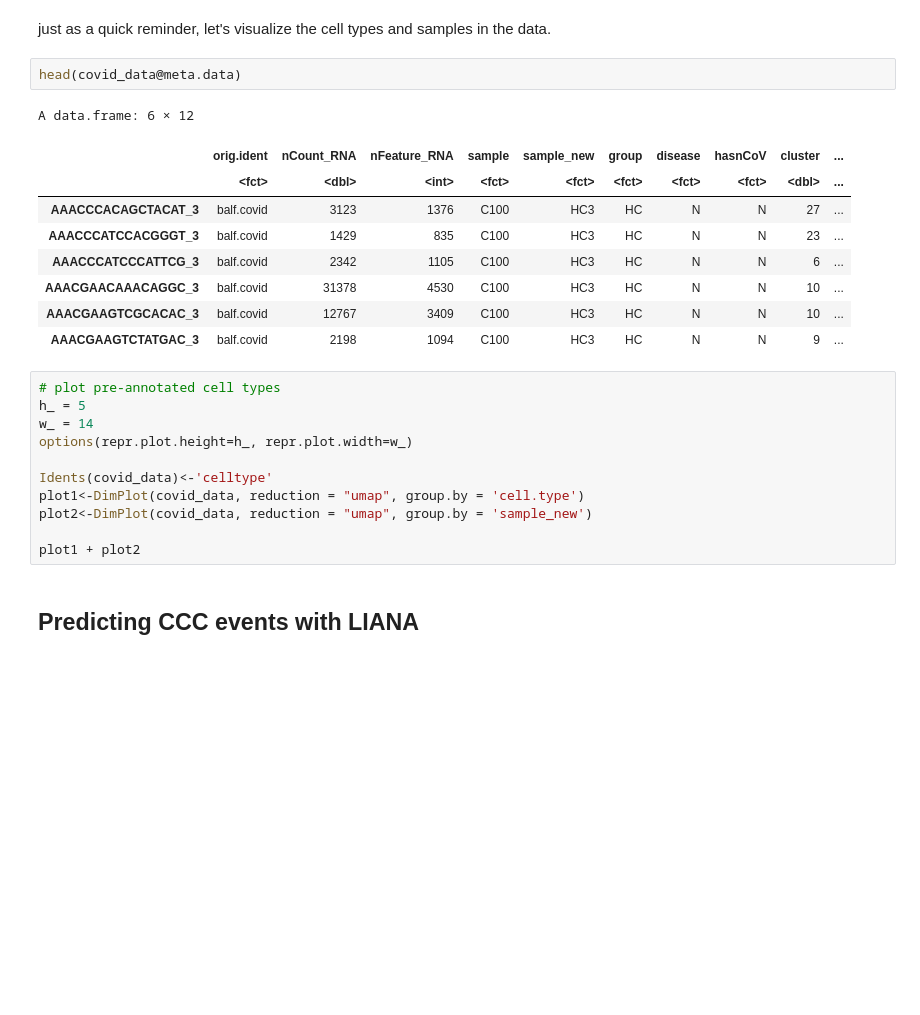
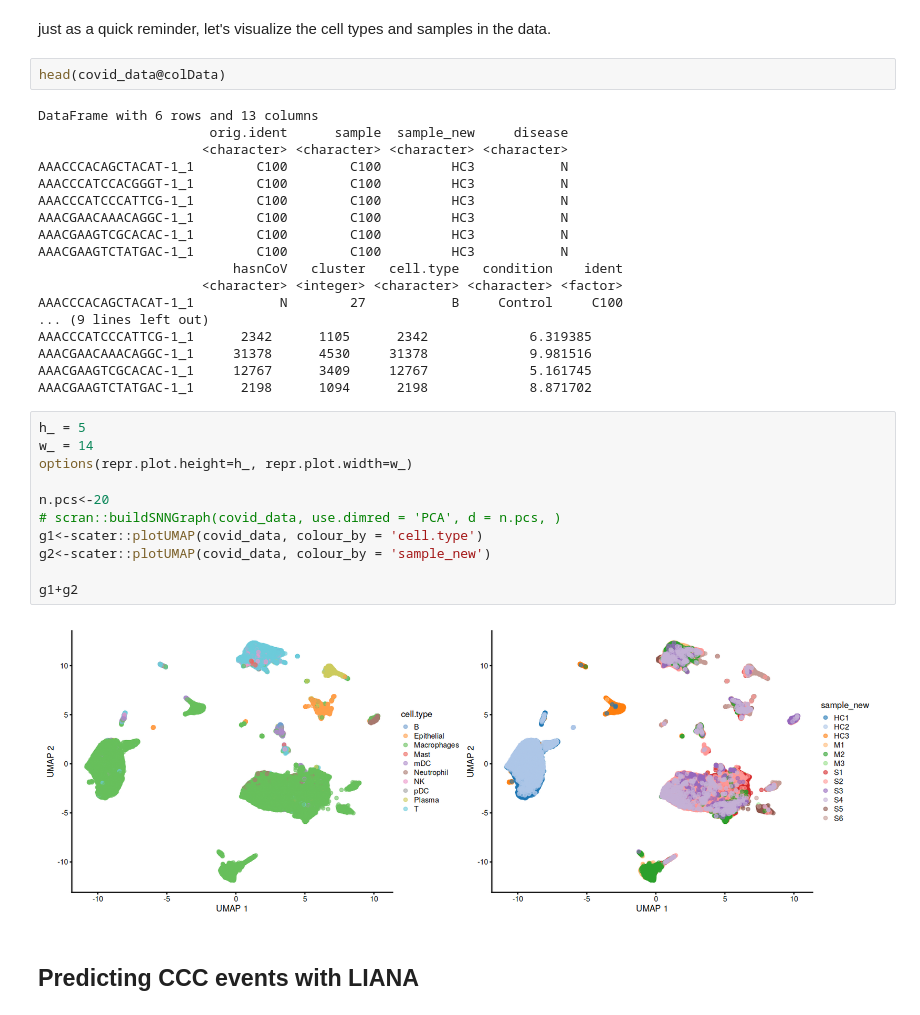
Before and after one commit to saezlab/ccc_protocols, a Jupyter notebook: notebooks/ccc_R/02-Infer-Communication-Scores.ipynb, the cells around one changed output. Drawn from its saved outputs; the diff is of its cells as text; blank space fills up the shorter version.

```diff
--- a/notebooks/ccc_R/02-Infer-Communication-Scores.ipynb
+++ b/notebooks/ccc_R/02-Infer-Communication-Scores.ipynb
@@ -33,28 +33,38 @@ covid_data <- readRDS(file.path(data.path, 'covid_balf_norm.rds'))
 # %% [markdown]
 just as a quick reminder, let's visualize the cell types and samples in the data.
 # %%
-head(covid_data@meta.data)
+head(covid_data@colData)
 # %% [output]
-A data.frame: 6 × 12
+DataFrame with 6 rows and 13 columns
+                      orig.ident      sample  sample_new     disease
+                     <character> <character> <character> <character>
+AAACCCACAGCTACAT-1_1        C100        C100         HC3           N
+AAACCCATCCACGGGT-1_1        C100        C100         HC3           N
+AAACCCATCCCATTCG-1_1        C100        C100         HC3           N
+AAACGAACAAACAGGC-1_1        C100        C100         HC3           N
+AAACGAAGTCGCACAC-1_1        C100        C100         HC3           N
+AAACGAAGTCTATGAC-1_1        C100        C100         HC3           N
+                         hasnCoV   cluster   cell.type   condition    ident
+                     <character> <integer> <character> <character> <factor>
+AAACCCACAGCTACAT-1_1           N        27           B     Control     C100
+... (9 lines left out)
+AAACCCATCCCATTCG-1_1      2342      1105      2342             6.319385
+AAACGAACAAACAGGC-1_1     31378      4530     31378             9.981516
+AAACGAAGTCGCACAC-1_1     12767      3409     12767             5.161745
+AAACGAAGTCTATGAC-1_1      2198      1094      2198             8.871702
-|  | orig.ident | nCount_RNA | nFeature_RNA | sample | sample_new | group | disease | hasnCoV | cluster | ... |
-|  | <fct> | <dbl> | <int> | <fct> | <fct> | <fct> | <fct> | <fct> | <dbl> | ... |
-| AAACCCACAGCTACAT_3 | balf.covid | 3123 | 1376 | C100 | HC3 | HC | N | N | 27 | ... |
-| AAACCCATCCACGGGT_3 | balf.covid | 1429 | 835 | C100 | HC3 | HC | N | N | 23 | ... |
-| AAACCCATCCCATTCG_3 | balf.covid | 2342 | 1105 | C100 | HC3 | HC | N | N | 6 | ... |
-| AAACGAACAAACAGGC_3 | balf.covid | 31378 | 4530 | C100 | HC3 | HC | N | N | 10 | ... |
-| AAACGAAGTCGCACAC_3 | balf.covid | 12767 | 3409 | C100 | HC3 | HC | N | N | 10 | ... |
-| AAACGAAGTCTATGAC_3 | balf.covid | 2198 | 1094 | C100 | HC3 | HC | N | N | 9 | ... |
-# %%
-# plot pre-annotated cell types
-h_ = 5
-w_ = 14
-options(repr.plot.height=h_, repr.plot.width=w_)
-
-Idents(covid_data)<-'celltype'
-plot1<-DimPlot(covid_data, reduction = "umap", group.by = 'cell.type')
-plot2<-DimPlot(covid_data, reduction = "umap", group.by = 'sample_new')
-
-plot1 + plot2
+# %%
+h_ = 5
+w_ = 14
+options(repr.plot.height=h_, repr.plot.width=w_)
+
+n.pcs<-20
+# scran::buildSNNGraph(covid_data, use.dimred = 'PCA', d = n.pcs, )
+g1<-scater::plotUMAP(covid_data, colour_by = 'cell.type')
+g2<-scater::plotUMAP(covid_data, colour_by = 'sample_new')
+
+g1+g2
+# %% [output]
+[figure, added]
 # %% [markdown]
 ## Predicting CCC events with LIANA
 # %% [markdown]
```
Also changed, not shown: parts of 20 cells of this notebook, 4 other files.
